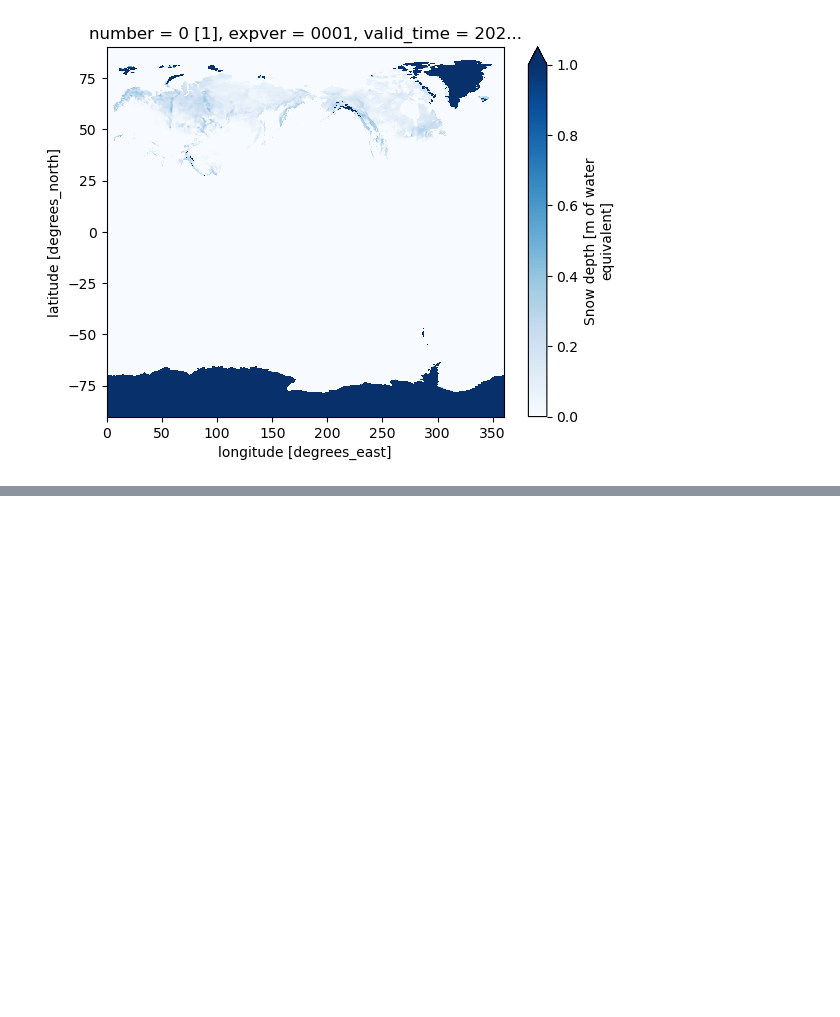
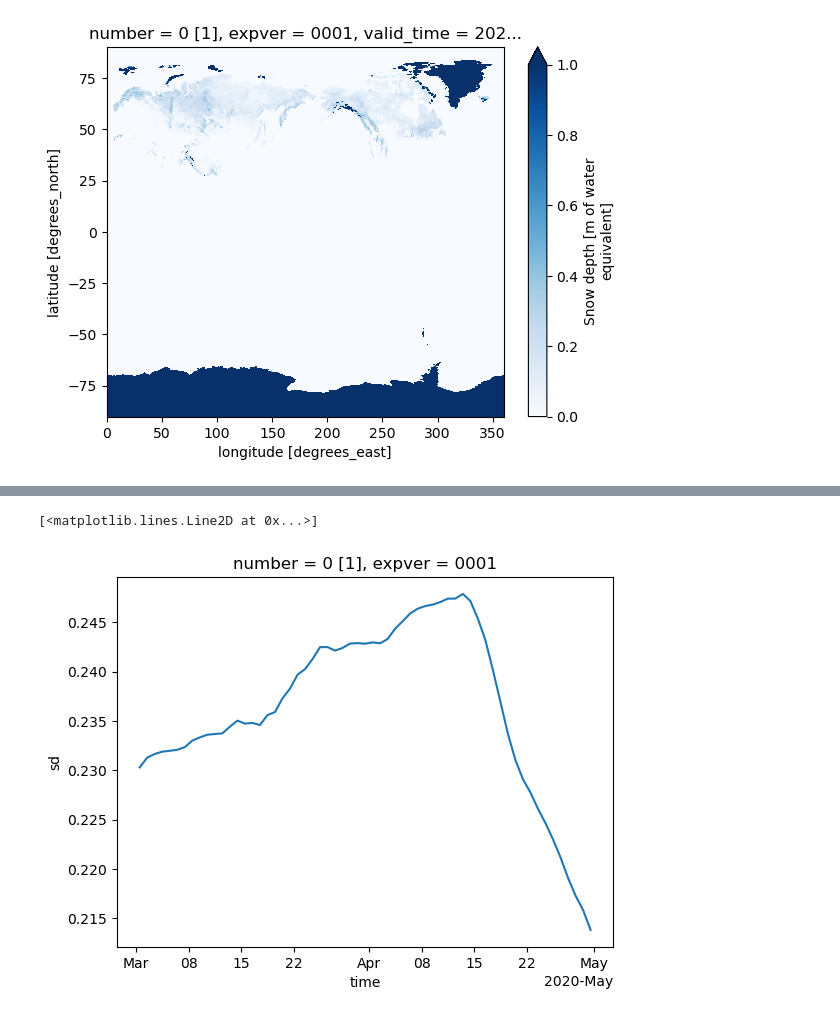
Before and after one commit to zachghiaccio/SnowPit, a Jupyter notebook: swe/era5_data_access.ipynb, the cells around one changed output, grey strips where cells are left out. Saved outputs shown, nothing was run; the diff lists cells and outputs as text; code cells hidden in the pictures; blank space fills up the shorter version.

```diff
--- a/swe/era5_data_access.ipynb
+++ b/swe/era5_data_access.ipynb
@@ -174,0 +245,7 @@ era5_sd_march.plot.imshow(vmin=0, vmax=1, cmap='Blues')
+# %%
+era5_sd_alaska = era5_alaska['sd'].mean(('longitude', 'latitude'))
+# %%
+era5_sd_alaska.plot()
+# %% [output]
+[<matplotlib.lines.Line2D at 0x...>]
+[figure, added]
```
Also changed, not shown: parts of 4 cells of this notebook.
